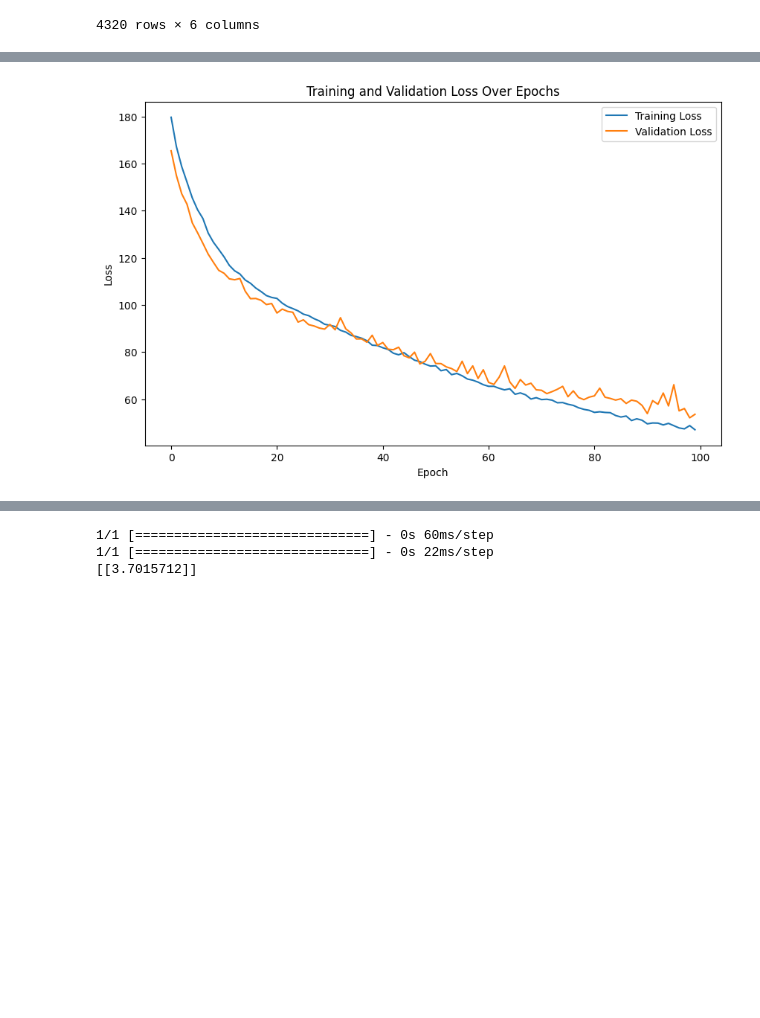
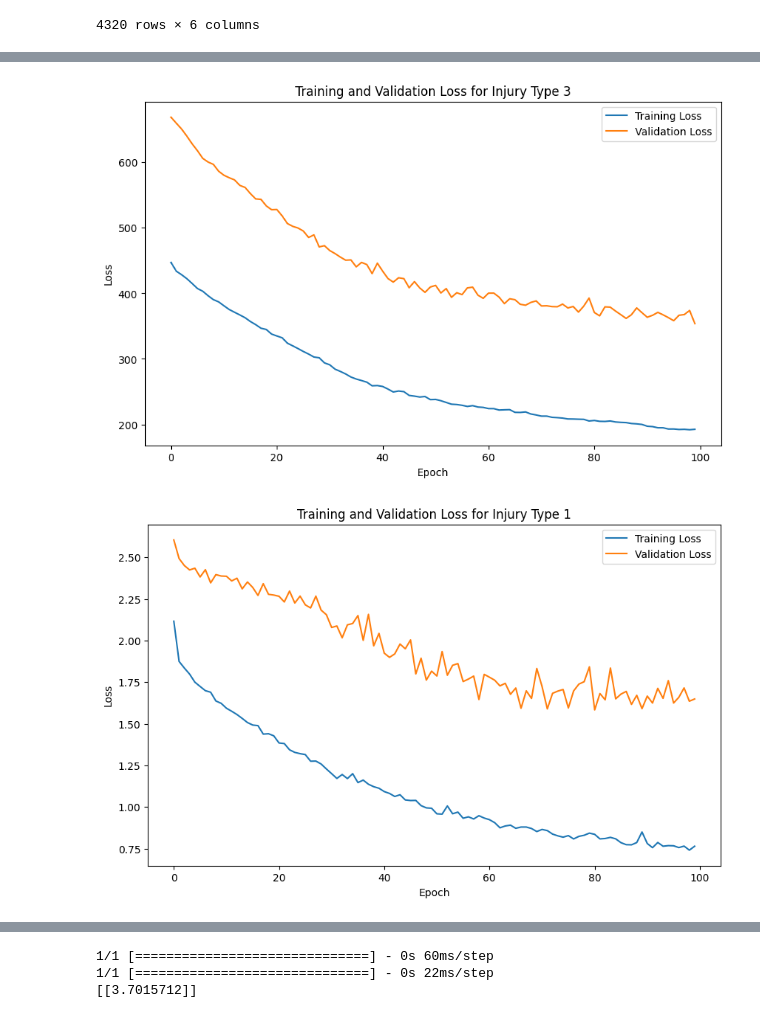
Before and after one commit to unord/KCL_Eksamensprojekt, a Jupyter notebook: AI_Model_Training/data/Model/Model.ipynb, the cells around one changed output, grey strips where cells are left out. Cells and saved outputs as stored; diff of their text form; code cells hidden in the pictures; blank space fills up the shorter version.

```diff
--- a/AI_Model_Training/data/Model/Model.ipynb
+++ b/AI_Model_Training/data/Model/Model.ipynb
@@ -73,3 +73,10 @@ df_encoded
 | 4318 | 2 | 5 | 2 | 2 | 4 | 0 |
 | 4319 | 2 | 5 | 2 | 2 | 1 | 0 |
 4320 rows × 6 columns
+# %%
+# Group by 'Type of Injury' and create a separate dataset for each group
+injury_type_datasets = {injury: df_encoded[df_encoded['Type of Injury'] == injury] for injury in df_encoded['Type of Injury'].unique()}
+
+# Optionally, remove 'Type of Injury' column from each dataset if it won't be used
+for injury in injury_type_datasets:
+    injury_type_datasets[injury].drop('Type of Injury', axis=1, inplace=True)
@@ -142,13 +173,14 @@ Average scores for all folds:
 ----------------------------------------------------------------
 # %%
-# Plotting the training and validation loss
-plt.figure(figsize=(10, 6))
-plt.plot(history.history['loss'], label='Training Loss')
-plt.plot(history.history['val_loss'], label='Validation Loss')
-plt.title('Training and Validation Loss Over Epochs')
-plt.xlabel('Epoch')
-plt.ylabel('Loss')
-plt.legend()
-plt.show()
+for injury_type, history in histories_dict.items():
+    plt.figure(figsize=(10, 6))
+    plt.plot(history.history['loss'], label='Training Loss')
+    plt.plot(history.history['val_loss'], label='Validation Loss')
+    plt.title(f'Training and Validation Loss for Injury Type {injury_type}')
+    plt.xlabel('Epoch')
+    plt.ylabel('Loss')
+    plt.legend()
+    plt.show()
 # %% [output]
-[figure, old version]
+[figure, new version]
+[figure, added]
```
Also changed, not shown: parts of 8 cells of this notebook.
